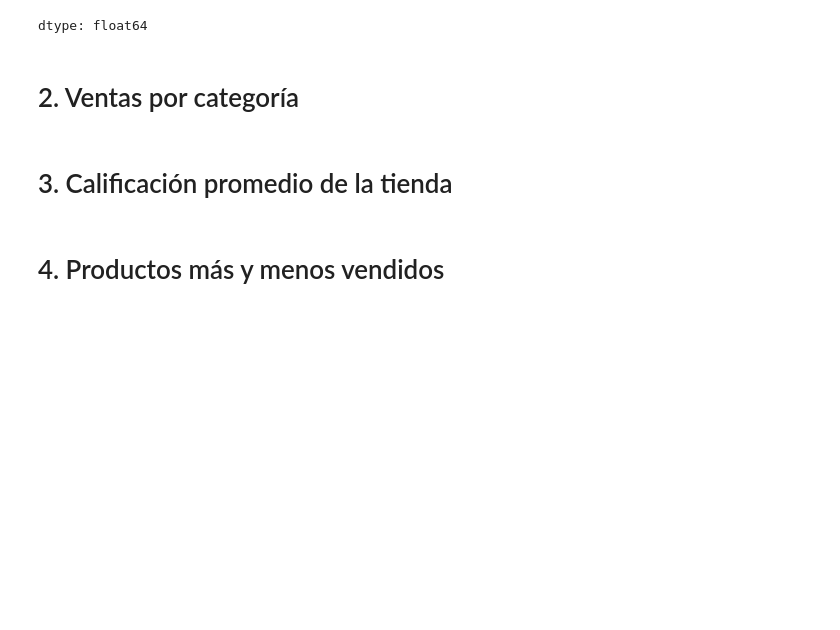
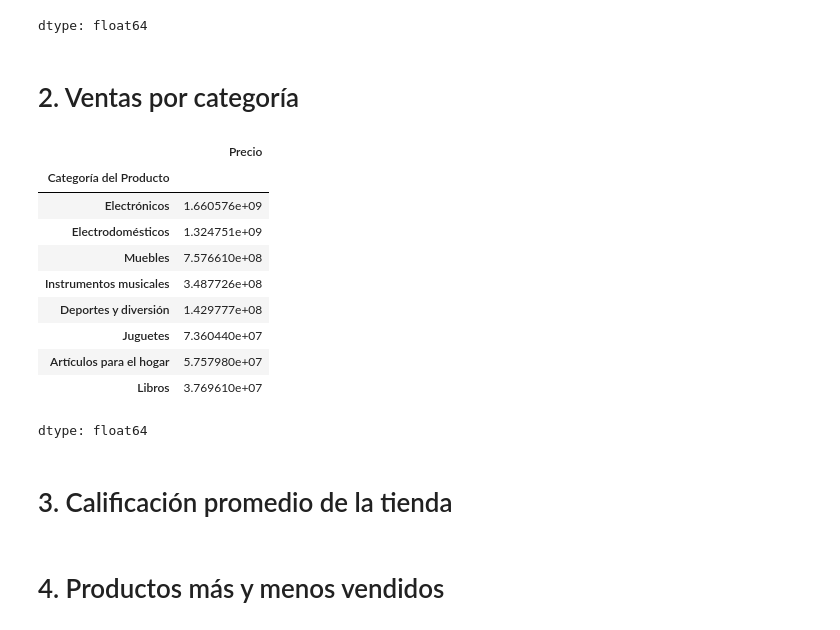
Before and after one commit to Eduardogallegos-garcia/Challenge-Alura-store, a Jupyter notebook: AluraStoreLatam.ipynb, the cells around one changed output. Drawn from its saved outputs; the diff is of its cells as text; code cells hidden in the pictures; blank space fills up the shorter version.

Commit message:
Se analisan las ventas por categorias

```diff
--- a/AluraStoreLatam.ipynb
+++ b/AluraStoreLatam.ipynb
@@ -64,6 +64,22 @@ total: 4403619200.0
 dtype: float64
 # %% [markdown]
 # 2. Ventas por categoría
+# %%
+#Se analisan las ventas por categoria
+ventas_por_categoria = df.groupby("Categoría del Producto")["Precio"].sum().sort_values(ascending=False)
+ventas_por_categoria
+# %% [output]
+|  | Precio |
+| Categoría del Producto |  |
+| Electrónicos | 1.660576e+09 |
+| Electrodomésticos | 1.324751e+09 |
+| Muebles | 7.576610e+08 |
+| Instrumentos musicales | 3.487726e+08 |
+| Deportes y diversión | 1.429777e+08 |
+| Juguetes | 7.360440e+07 |
+| Artículos para el hogar | 5.757980e+07 |
+| Libros | 3.769610e+07 |
+dtype: float64
 # %% [markdown]
 # 3. Calificación promedio de la tienda
 # %% [markdown]
```
